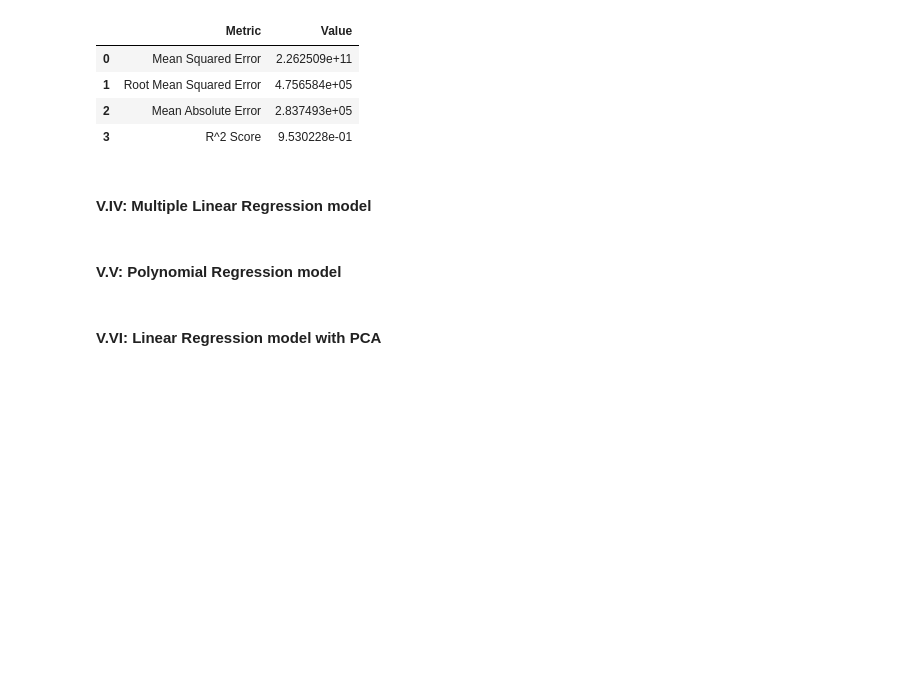
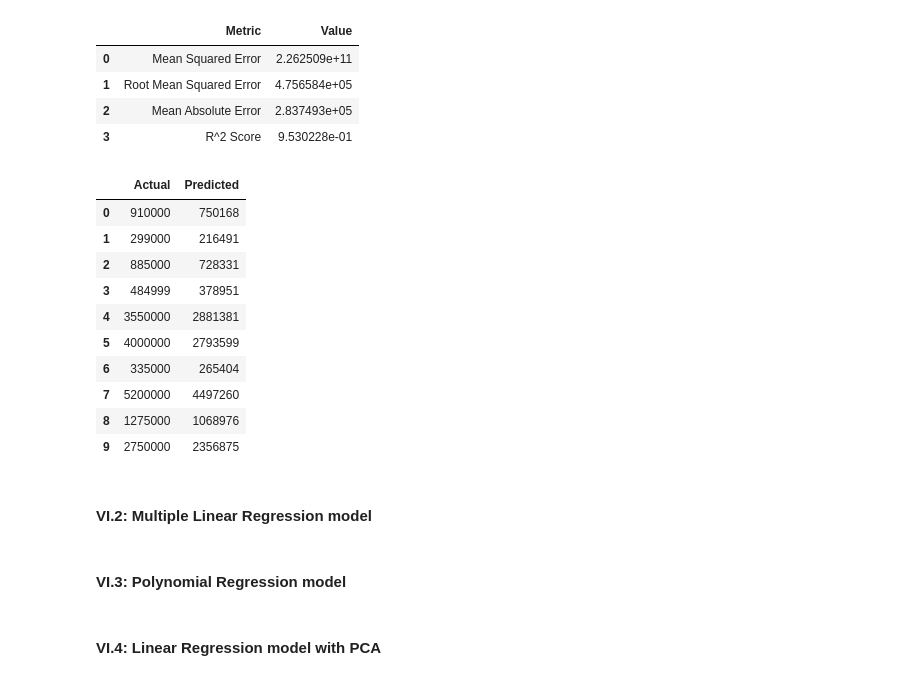
Before and after one commit to ductai05/Math-For-AI, a Jupyter notebook: DucTai_LR.ipynb, the cells around one changed output. Drawn from its saved outputs; the diff is of its cells as text; code cells hidden in the pictures; blank space fills up the shorter version.

```diff
--- a/DucTai_LR.ipynb
+++ b/DucTai_LR.ipynb
@@ -817,9 +864,26 @@ Evaluation metrics on Validation Set:
 | 1 | Root Mean Squared Error | 4.756584e+05 |
 | 2 | Mean Absolute Error | 2.837493e+05 |
 | 3 | R^2 Score | 9.530228e-01 |
+# %%
+# Predict the price of a car based on the best feature (train set)
+y_pred = (beta0 + beta1 * X_val[result[id_BestFeature_in_result][0]]).round().astype(int)
+df = pd.DataFrame({'Actual': y_val, 'Predicted': y_pred})
+df.head(10)
+# %% [output]
+|  | Actual | Predicted |
+| 0 | 910000 | 750168 |
+| 1 | 299000 | 216491 |
+| 2 | 885000 | 728331 |
+| 3 | 484999 | 378951 |
+| 4 | 3550000 | 2881381 |
+| 5 | 4000000 | 2793599 |
+| 6 | 335000 | 265404 |
+| 7 | 5200000 | 4497260 |
+| 8 | 1275000 | 1068976 |
+| 9 | 2750000 | 2356875 |
 # %% [markdown]
-#### V.IV: Multiple Linear Regression model
+#### VI.2: Multiple Linear Regression model
 # %% [markdown]
-#### V.V: Polynomial Regression model
+#### VI.3: Polynomial Regression model
 # %% [markdown]
-#### V.VI: Linear Regression model with PCA
+#### VI.4: Linear Regression model with PCA
```
Also changed, not shown: parts of 15 cells of this notebook.
